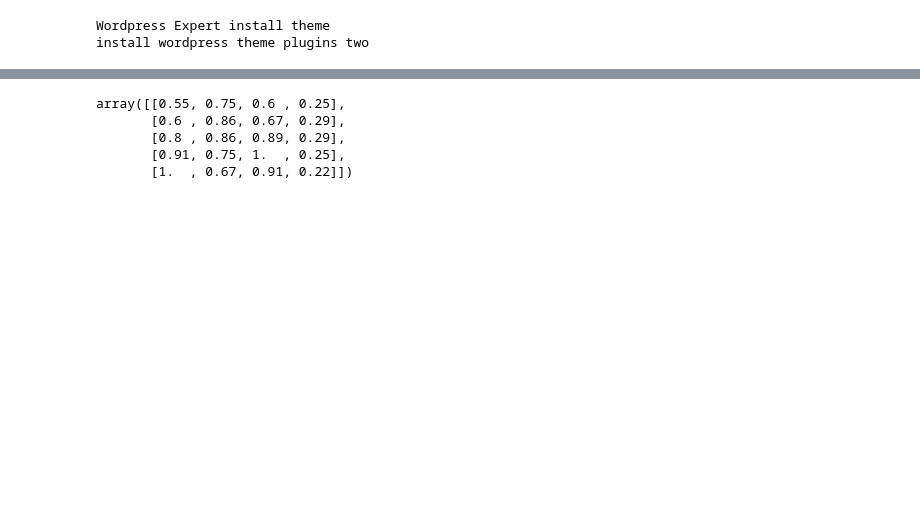
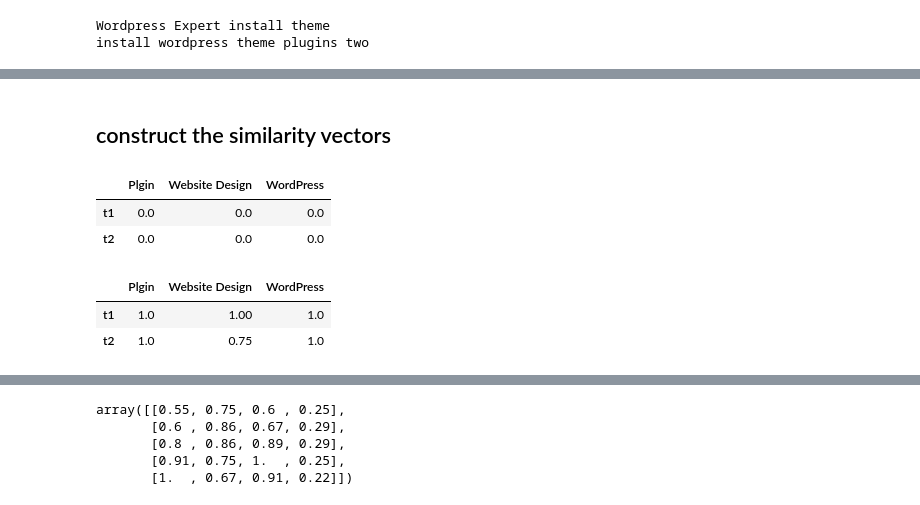
Before and after one commit to NarrativeEconomics/QualityControlCrowdsourcing, a Jupyter notebook: SetOfSkillsSimilarity.ipynb, the cells around one changed output, grey strips where cells are left out. Saved outputs shown, nothing was run; the diff lists cells and outputs as text; code cells hidden in the pictures; blank space fills up the shorter version.

```diff
--- a/SetOfSkillsSimilarity.ipynb
+++ b/SetOfSkillsSimilarity.ipynb
@@ -2,8 +4,11 @@
 import pandas as pd
 task_df =  pd.read_csv('C:/Users/Arwa/Desktop/datasets/Ex2/Jobs_dataset_tokenized_Ex2.csv')
 # %%
-print(task_df.loc[52,'Job_Title'])
-print(task_df.loc[53,'Job_Title'])
+task1 = task_df.loc[52]
+task2 = task_df.loc[53]
+
+print(task1.loc['Job_Title'])
+print(task2.loc['Job_Title'])
 # %% [output]
 Wordpress Expert install theme
 install wordpress theme plugins two
@@ -131,10 +124,12 @@ import numpy as np
 def is_nan(x):
     return (x is np.nan)
 # %%
-skills_t1 = ['CSS', 'HTML', 'PHP', 'WordPress', 'Plgin']
-skills_t2 = ['Plgin', 'Website Design', 'WordPress','Java']
-skills_t1.sort()
-skills_t2.sort()
+skills_t1 = task1.loc['Required_Skills 1':'Required_Skills 5']
+skills_t2 = task2.loc['Required_Skills 1':'Required_Skills 5']
+
+
+# skills_t1.sort()
+# skills_t2.sort()
 print(skills_t1)
 print(skills_t2)
 # %% [output]
@@ -224,7 +192,0 @@ NameError: name 'skills_sim' is not defined
-# %%
-skills_t1 = ['CSS', 'HTML', 'PHP', 'WordPress', 'Plgin']
-skills_t2 = ['Plgin', 'Website Design', 'WordPress','SQL']
-# skills_t1.sort()
-# skills_t2.sort()
-print(skills_t1)
-print(skills_t2)
@@ -321,0 +202,53 @@ sim_df.shape
+# %% [markdown]
+## construct the similarity vectors
+# %%
+import pandas as pd
+
+sim_vec_df = pd.DataFrame()
+
+for s in skills_t1:
+    if not is_nan(s):
+        sim_vec_df.loc['t1', s] = 0.0
+for s in skills_t2:
+    if not is_nan(s):
+        sim_vec_df.loc['t1', s] = 0.0
+for s in skills_t1:
+    if not is_nan(s):
+        sim_vec_df.loc['t2', s] = 0.0
+for s in skills_t2:
+    if not is_nan(s):
+        sim_vec_df.loc['t2', s] = 0.0
+
+
+sim_vec_df
+# %% [output]
+|  | Plgin | Website Design | WordPress |
+| t1 | 0.0 | 0.0 | 0.0 |
+| t2 | 0.0 | 0.0 | 0.0 |
+# %%
+# set the skills of t1 to 1 in v1
+for skill in skills_t1:
+    if not is_nan(skill):
+        sim_vec_df.loc['t1', skill] = 1.0
+
+# set the skills of t2 to 1 in v2
+for skill in skills_t2:
+    if not is_nan(skill):
+        sim_vec_df.loc['t2', skill] = 1.0
+
+    # set the skills of t2 to the max in v1
+for skill in skills_t2:
+    if not is_nan(skill):
+        sim_vec_df.loc['t1', skill] = sim_df[skill].max()
+
+# set the skills of t1 to t2 in v2
+
+for skill in skills_t1:
+    if not is_nan(skill):
+        sim_vec_df.loc['t2', skill] = sim_df.loc[skill].max()
+
+sim_vec_df
+# %% [output]
+|  | Plgin | Website Design | WordPress |
+| t1 | 1.0 | 1.00 | 1.0 |
+| t2 | 1.0 | 0.75 | 1.0 |
```
Also changed, not shown: parts of 48 cells of this notebook, 19 other files.
